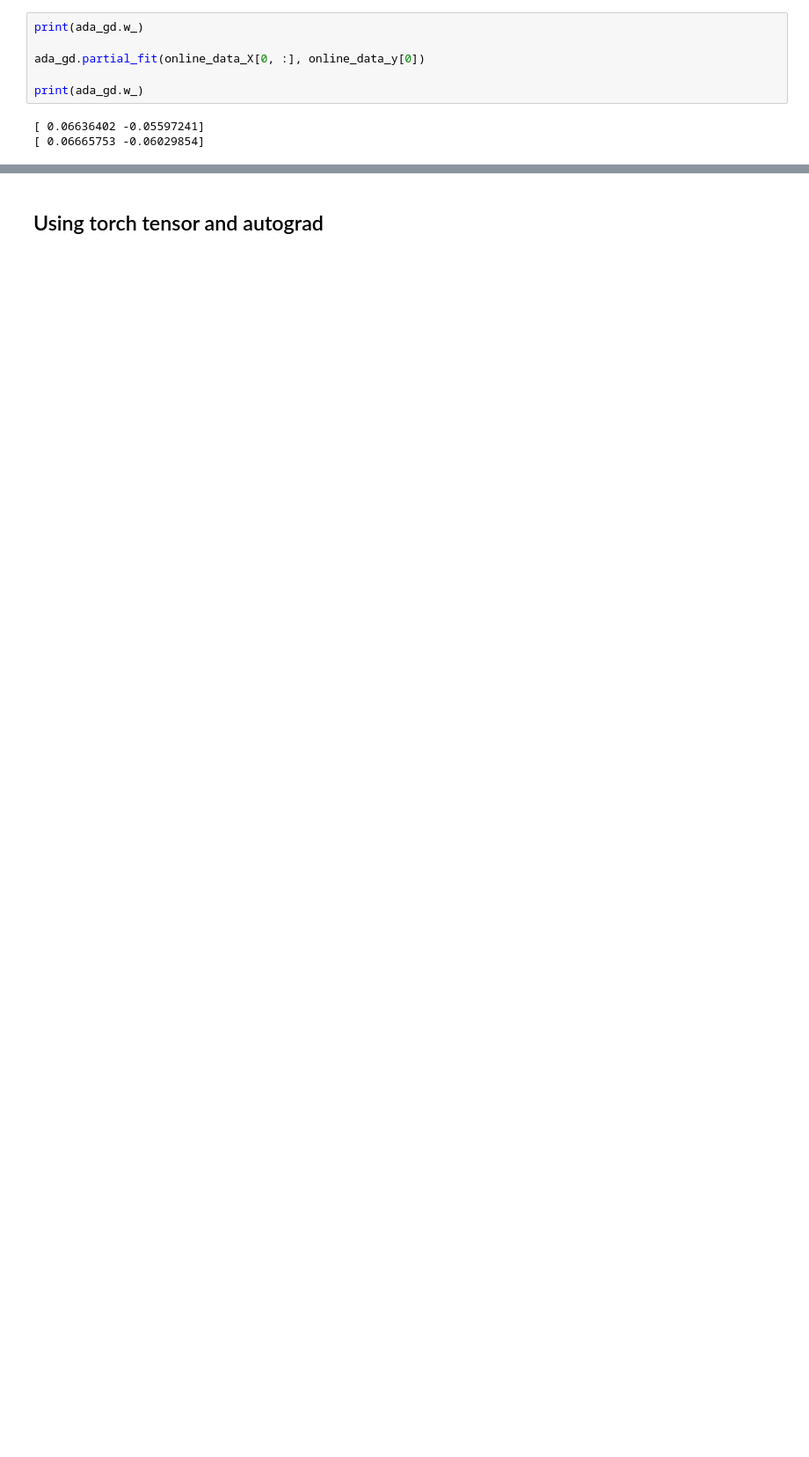
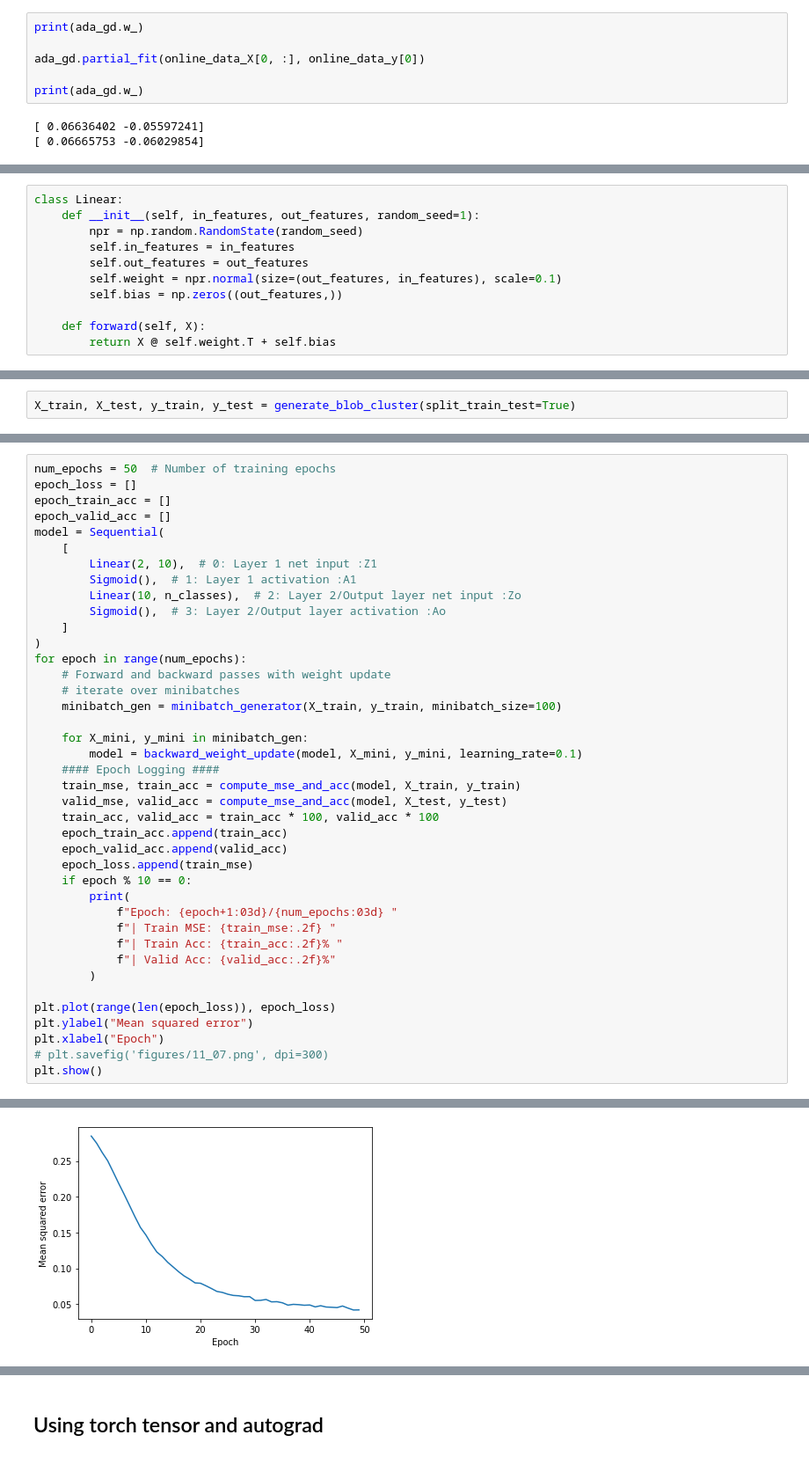
Before and after one commit to dev-SR/Deep-Learning, a Jupyter notebook: 02-FFN-pytorch/ffn.ipynb, the cells around one changed output, grey strips where cells are left out. Shown: that part at 88% size. Saved outputs shown, nothing was run; the diff lists cells and outputs as text; blank space fills up the shorter version.

```diff
--- a/02-FFN-pytorch/ffn.ipynb
+++ b/02-FFN-pytorch/ffn.ipynb
@@ -703,0 +886,11 @@ print(ada_gd.w_)
+# %%
+class Linear:
+    def __init__(self, in_features, out_features, random_seed=1):
+        npr = np.random.RandomState(random_seed)
+        self.in_features = in_features
+        self.out_features = out_features
+        self.weight = npr.normal(size=(out_features, in_features), scale=0.1)
+        self.bias = np.zeros((out_features,))
+
+    def forward(self, X):
+        return X @ self.weight.T + self.bias
@@ -703,0 +921,2 @@ print(ada_gd.w_)
+# %%
+X_train, X_test, y_train, y_test = generate_blob_cluster(split_train_test=True)
@@ -703,0 +1121,41 @@ print(ada_gd.w_)
+# %%
+num_epochs = 50  # Number of training epochs
+epoch_loss = []
+epoch_train_acc = []
+epoch_valid_acc = []
+model = Sequential(
+    [
+        Linear(2, 10),  # 0: Layer 1 net input :Z1
+        Sigmoid(),  # 1: Layer 1 activation :A1
+        Linear(10, n_classes),  # 2: Layer 2/Output layer net input :Zo
+        Sigmoid(),  # 3: Layer 2/Output layer activation :Ao
+    ]
+)
+for epoch in range(num_epochs):
+    # Forward and backward passes with weight update
+    # iterate over minibatches
+    minibatch_gen = minibatch_generator(X_train, y_train, minibatch_size=100)
+
+    for X_mini, y_mini in minibatch_gen:
+        model = backward_weight_update(model, X_mini, y_mini, learning_rate=0.1)
+    #### Epoch Logging ####
+    train_mse, train_acc = compute_mse_and_acc(model, X_train, y_train)
+    valid_mse, valid_acc = compute_mse_and_acc(model, X_test, y_test)
+    train_acc, valid_acc = train_acc * 100, valid_acc * 100
+    epoch_train_acc.append(train_acc)
+    epoch_valid_acc.append(valid_acc)
+    epoch_loss.append(train_mse)
+    if epoch % 10 == 0:
+        print(
+            f"Epoch: {epoch+1:03d}/{num_epochs:03d} "
+            f"| Train MSE: {train_mse:.2f} "
+            f"| Train Acc: {train_acc:.2f}% "
+            f"| Valid Acc: {valid_acc:.2f}%"
+        )
+
+plt.plot(range(len(epoch_loss)), epoch_loss)
+plt.ylabel("Mean squared error")
+plt.xlabel("Epoch")
+# plt.savefig('figures/11_07.png', dpi=300)
+plt.show()
+# %% [output]
@@ -703,0 +1167 @@ print(ada_gd.w_)
+[figure, added]
```
Also changed, not shown: parts of 75 cells of this notebook, 16 other files.
